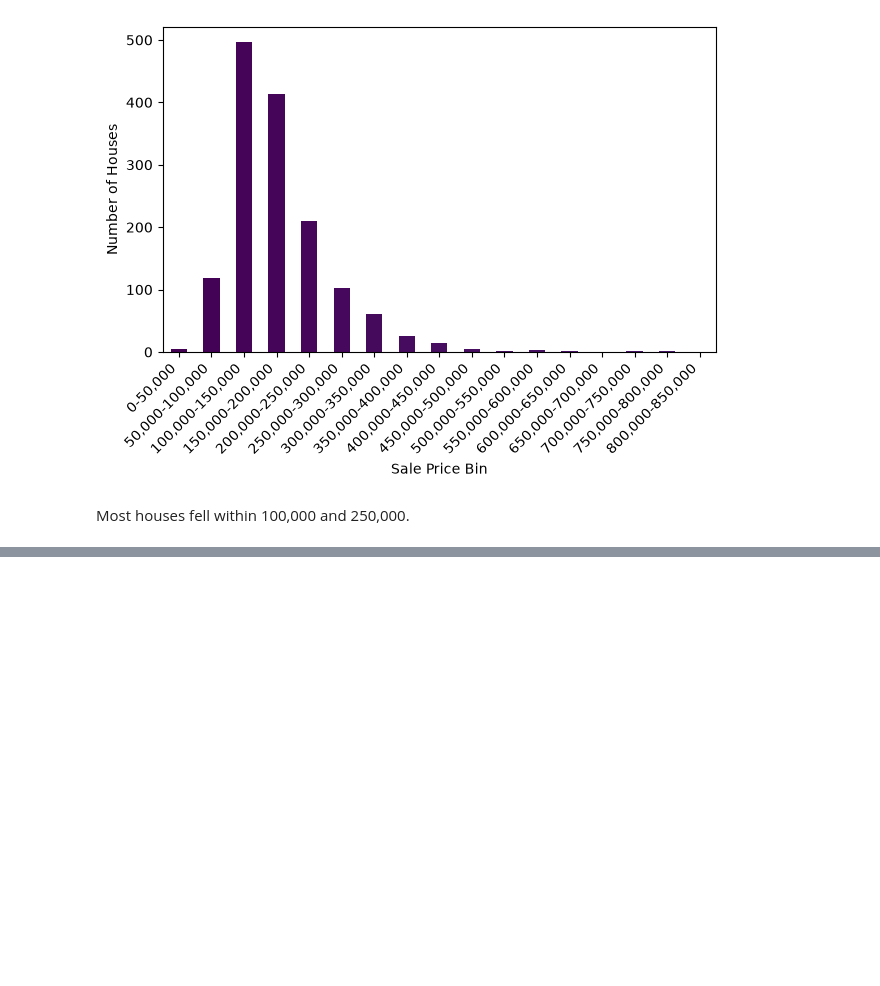
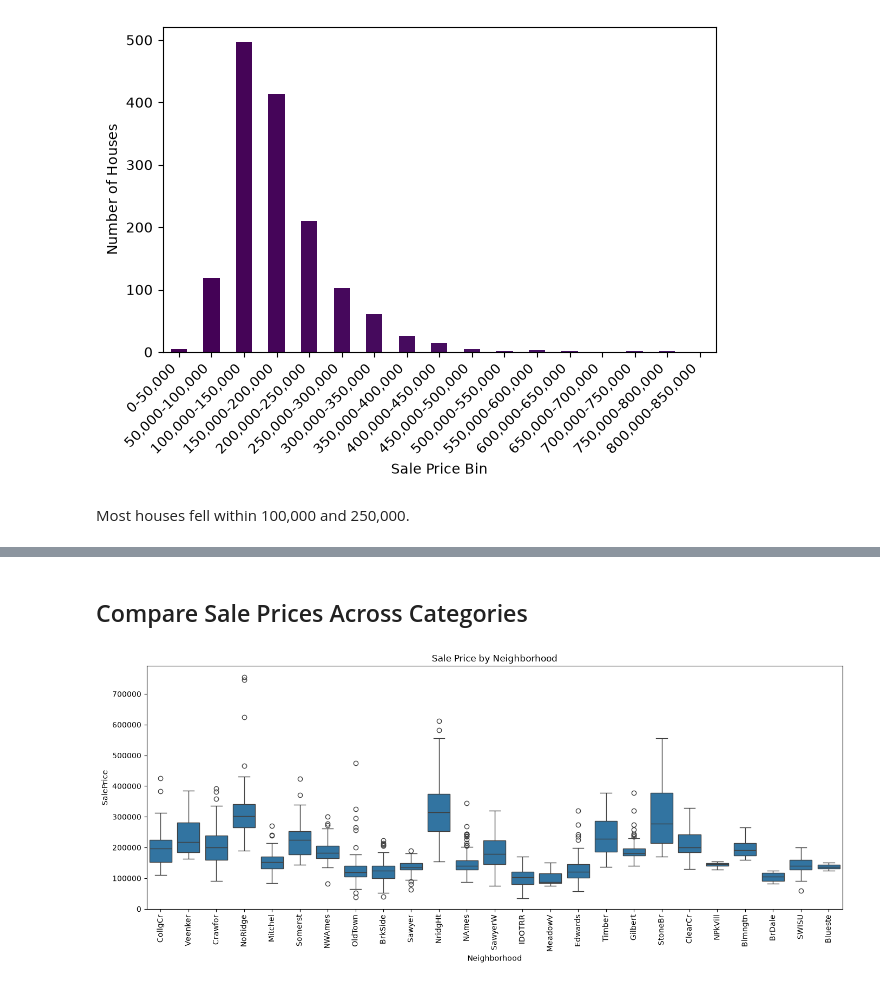
Before and after one commit to Kbeaty26/DS701-Midterm-Project, a Jupyter notebook: scripts/eda.ipynb, the cells around one changed output, grey strips where cells are left out. Saved outputs shown, nothing was run; the diff lists cells and outputs as text; code cells hidden in the pictures; blank space fills up the shorter version.

```diff
--- a/scripts/eda.ipynb
+++ b/scripts/eda.ipynb
@@ -75,0 +147,12 @@ Most houses fell within 100,000 and 250,000.
+# %% [markdown]
+## Compare Sale Prices Across Categories
+# %%
+plt.figure(figsize=(14, 6))
+
+sns.boxplot(data=train_data_df, x='Neighborhood', y='SalePrice')
+plt.xticks(rotation=90)
+plt.title('Sale Price by Neighborhood')
+plt.tight_layout()
+plt.show()
+# %% [output]
+[figure, added]
```
Also changed, not shown: parts of 11 cells of this notebook.
